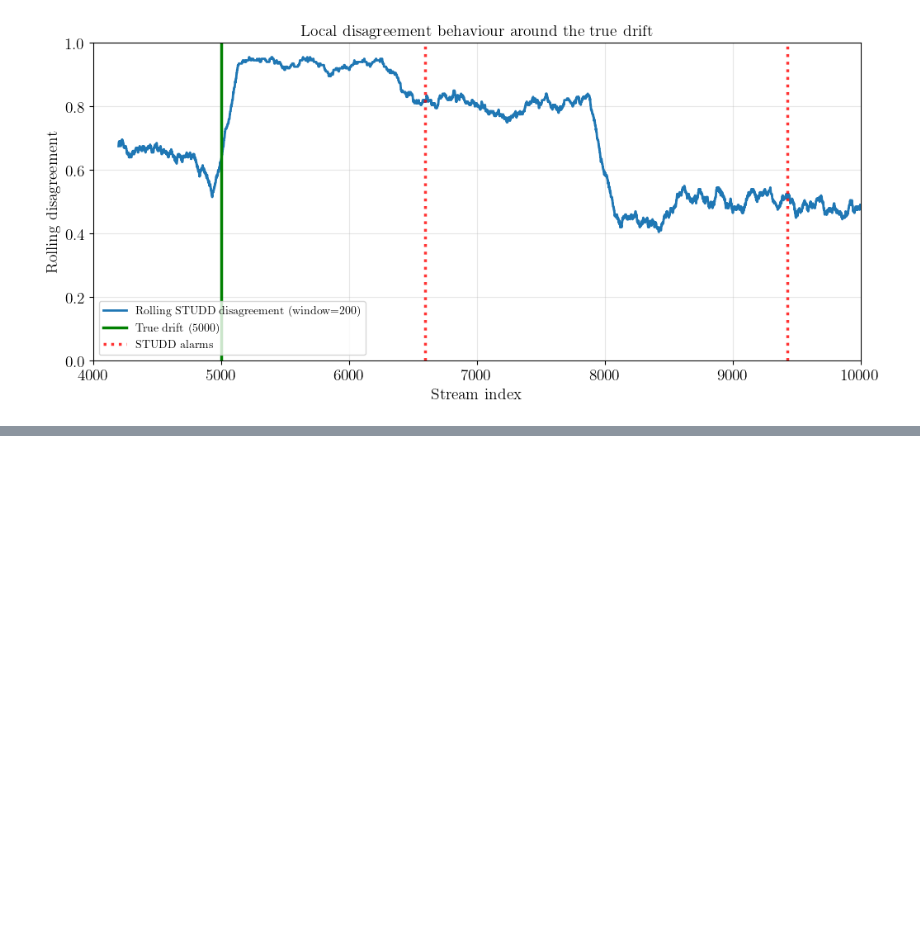
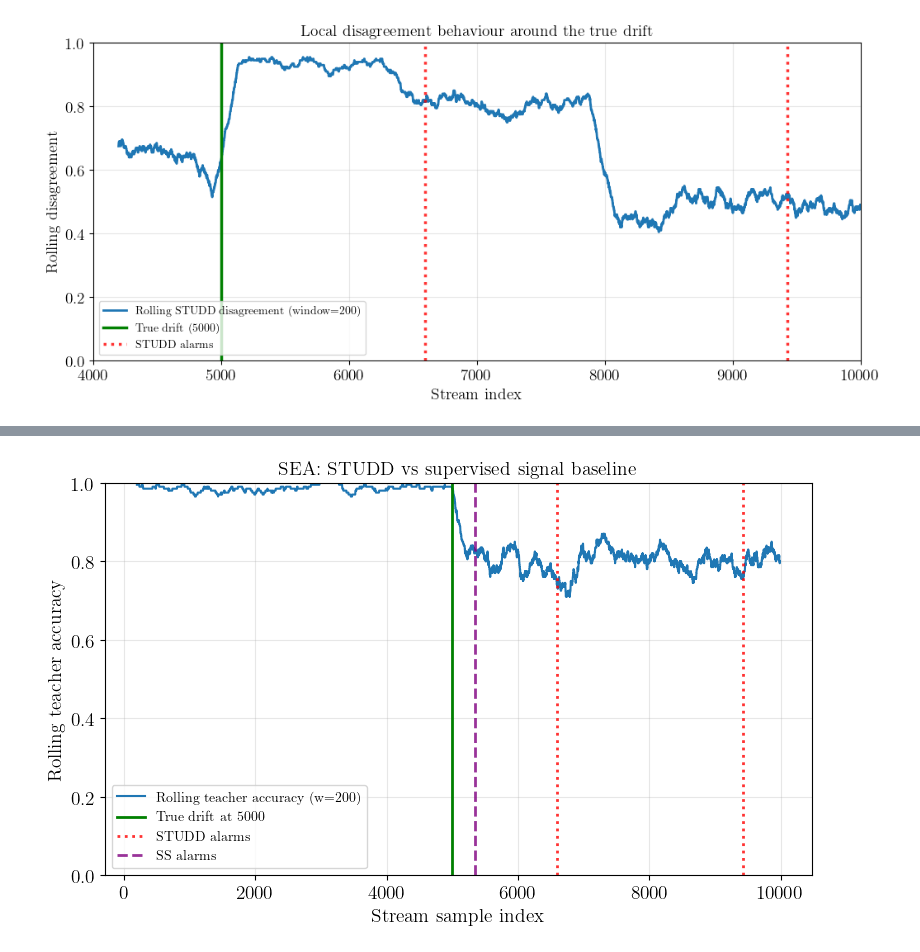
Before and after one commit to EiriniTzan/master-thesis, a Jupyter notebook: notebooks/test_synthetic_studd.ipynb, the cells around one changed output, grey strips where cells are left out. Cells and saved outputs as stored; diff of their text form; code cells hidden in the pictures; blank space fills up the shorter version.

```diff
--- a/notebooks/test_synthetic_studd.ipynb
+++ b/notebooks/test_synthetic_studd.ipynb
@@ -650,0 +745,49 @@ plt.show()
+# %%
+fig, ax = plt.subplots(figsize=(8, 5))
+
+ax.plot(
+    rolling_acc_idx,
+    rolling_acc,
+    linewidth=1.5,
+    label=f"Rolling teacher accuracy (w={window})",
+)
+
+ax.axvline(
+    drift_pos,
+    color="green",
+    linestyle="-",
+    linewidth=2.0,
+    label=f"True drift at {drift_pos}",
+)
+
+for i, dp in enumerate(studd_drift_points):
+    ax.axvline(
+        dp,
+        color="red",
+        linestyle=":",
+        linewidth=2.0,
+        alpha=0.8,
+        label="STUDD alarms" if i == 0 else None,
+    )
+
+for i, dp in enumerate(ss_drift_points):
+    ax.axvline(
+        dp,
+        color="purple",
+        linestyle="--",
+        linewidth=2.0,
+        alpha=0.8,
+        label="SS alarms" if i == 0 else None,
+    )
+
+ax.set_ylim(0, 1)
+ax.set_title("SEA: STUDD vs supervised signal baseline")
+ax.set_xlabel("Stream sample index")
+ax.set_ylabel("Rolling teacher accuracy")
+ax.legend(loc="lower left")
+ax.grid(alpha=0.3)
+
+plt.tight_layout()
+plt.show()
+# %% [output]
+[figure, added]
```
Also changed, not shown: parts of 10 cells of this notebook, 1 other file.
